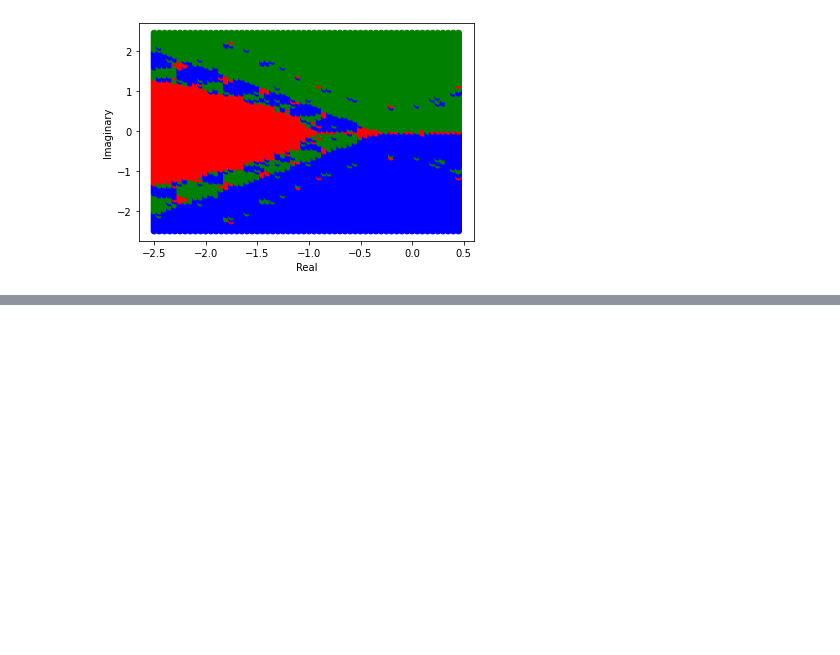
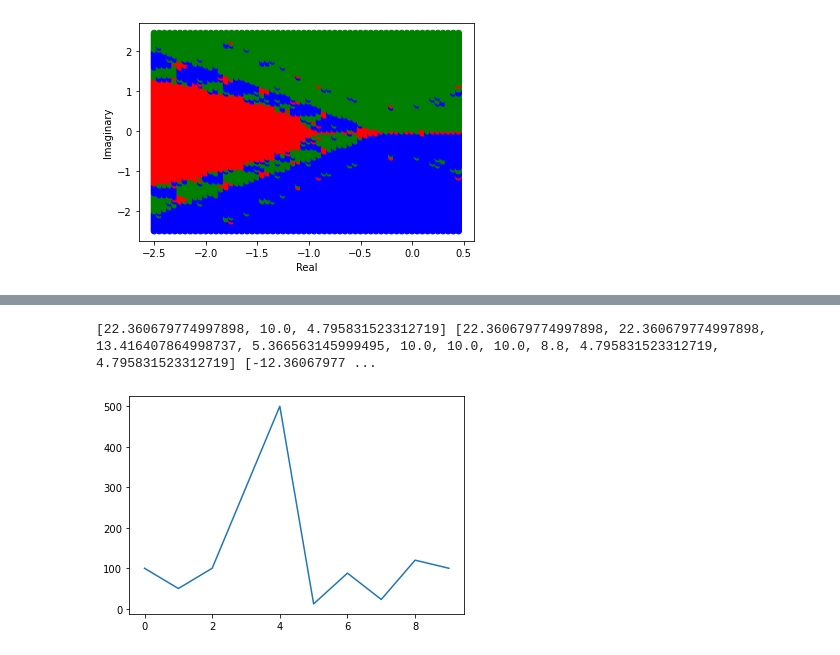
Before and after one commit to Unilmalas/TextAI, a Jupyter notebook: snippets 46.ipynb, the cells around one changed output, grey strips where cells are left out. Drawn from its saved outputs; the diff is of its cells as text; code cells hidden in the pictures; blank space fills up the shorter version.

```diff
--- a/snippets 46.ipynb
+++ b/snippets 46.ipynb
@@ -1144,0 +1110,50 @@ plt.show()
+# %%
+import matplotlib.pyplot as plt
+import numpy as np
+import math
+
+def marimekko_iter(values):
+    length_x = math.sqrt(values[0])
+    y_values = [length_x, length_x]
+    for cval in values[1:]:
+        y_values.append(cval / length_x)
+    return y_values
+
+def marimekko_full(values):
+    m = math.ceil(math.sqrt(len(values)))
+    res = []
+    for value_idx in range(0, len(values), m):
+        res.append(marimekko_iter(values[value_idx:value_idx + m]))
+    return res
+
+x = [100, 50, 100, 300]
+xs = np.sort(x)[::-1]
+
+length_x = math.sqrt(xs[0])
+length_y1 = xs[1] / length_x
+
+#print(length_x, length_x, length_y1)
+#print(marimekko_iter(xs))
+
+#print(marimekko_full(xs))
+
+x = [100, 50, 100, 300, 500, 12, 88, 23, 120, 100]
+xs = np.sort(x)[::-1]
+
+xm = marimekko_full(xs)
+#print(xm)
+
+# Marimekko chart
+adjusted_x = [xm[i][0] for i in range(len(xm))]
+y = [xm[i][j] for i in range(len(xm)) for j in range(len(xm[i])-1)]
+width = [xm[i+1][0] - xm[i][0] for i in range(len(xm)-1)]
+
+print(adjusted_x, y, width)
+
+#plt.bar(adjusted_x, y, align='edge', edgecolor='black')
+#plt.bar(adjusted_x, np.ones(len(y))-y, bottom=y, width=width, align='edge', edgecolor='black')
+plt.plot(x)
+plt.show()
+# %% [output]
+[22.360679774997898, 10.0, 4.795831523312719] [22.360679774997898, 22.360679774997898, 13.416407864998737, 5.366563145999495, 10.0, 10.0, 10.0, 8.8, 4.795831523312719, 4.795831523312719] [-12.36067977 ...
+[figure, added]
```
Also changed, not shown: parts of 55 cells of this notebook.
